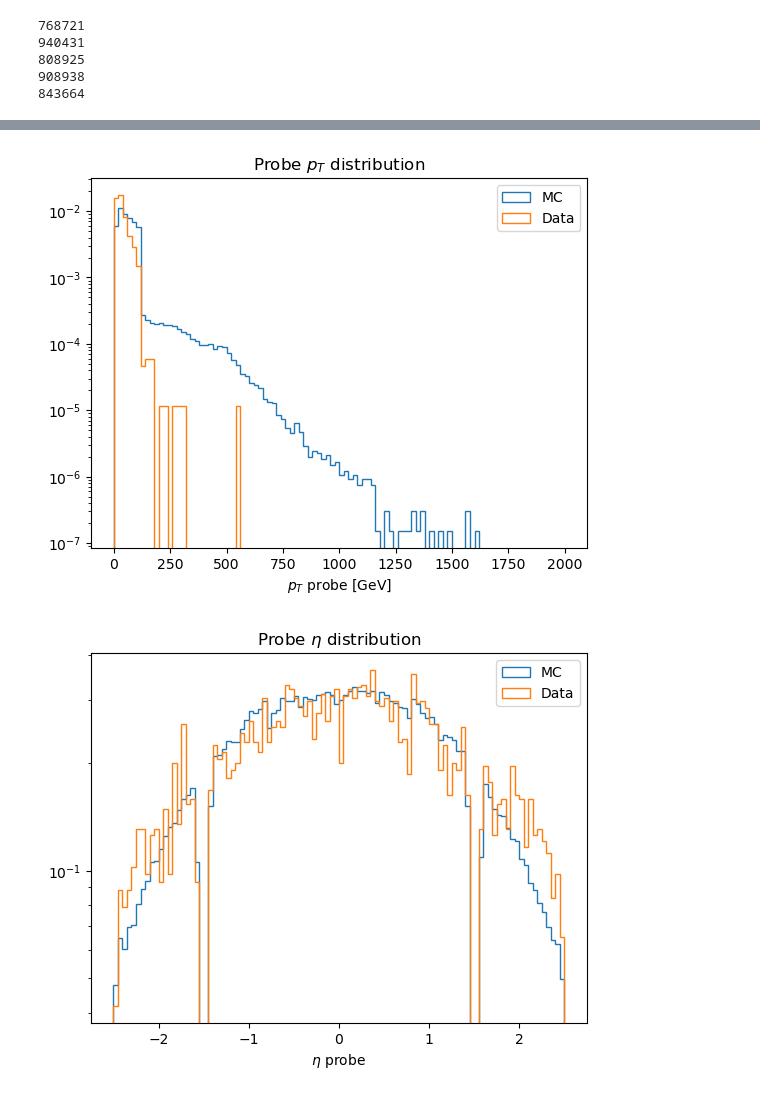
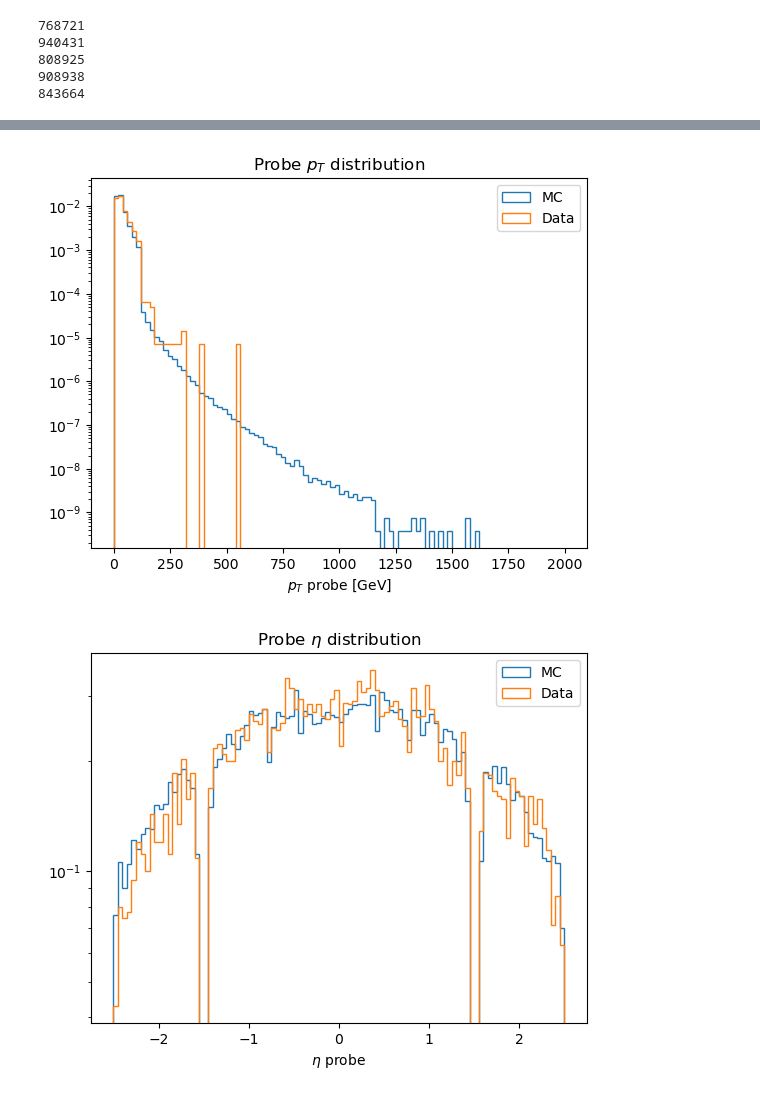
Before and after one commit to XinyiXu03/CMS_Suu_charge_misID, a Jupyter notebook: charge_misID_fraction.ipynb, the cells around one changed output, grey strips where cells are left out. Saved outputs shown, nothing was run; the diff lists cells and outputs as text; code cells hidden in the pictures.

```diff
--- a/charge_misID_fraction.ipynb
+++ b/charge_misID_fraction.ipynb
@@ -400 +459,42 @@ good
+# %%
+W = {
+    "DY_40_100":  W_M40to100,
+    "DY_100_200": W_M100to200,
+    "DY_200_400": W_M200to400,
+    "DY_400_600": W_M400to600,
+    "DY_600":     W_M600,
+}
+
+def weight_flat(coll_key, field):
+    #get values; flatten array; get their weights; concatenate all MC together.
+    xs, ws = [], []
+    for ds in ["DY_40_100","DY_100_200","DY_200_400","DY_400_600","DY_600"]:
+        coll = out[ds][coll_key]
+        vals = getattr(coll, field)
+        v = ak.to_numpy(ak.flatten(vals, axis=None))
+
+        w = np.full(v.shape[0], W[ds], dtype=float)
+
+        xs.append(v)
+        ws.append(w)
+    return np.concatenate(xs), np.concatenate(ws)
+
+def weight_scalar(arr_key):
+    xs, ws = [], []
+    for ds in ["DY_40_100","DY_100_200","DY_200_400","DY_400_600","DY_600"]:
+        x = ak.to_numpy(out[ds][arr_key])
+        w = np.full(x.shape[0], W[ds], dtype=float)
+        xs.append(x); ws.append(w)
+    return np.concatenate(xs), np.concatenate(ws)
+
+
+def weight_all_e(array_key):
+    # use this only for all_e_pt and eta
+    xs, ws = [], []
+    for ds in ["DY_40_100","DY_100_200","DY_200_400","DY_400_600","DY_600"]:
+        vals = out[ds][array_key]
+        v = ak.to_numpy(ak.flatten(vals, axis=None))
+        w = np.full(v.shape[0], W[ds], dtype=float)
+        xs.append(v); ws.append(w)
+    return np.concatenate(xs), np.concatenate(ws)
 # %%
@@ -797,34 +900,34 @@ plt.show()
 # %%
 # check pT and eta distribution of the probe e
 import numpy as np
 import matplotlib.pyplot as plt
 
 bins_pt_check = np.linspace(0, 2000, 101)
 
 plt.figure()
-plt.hist(mc_pt_probe, bins=bins_pt_check, density=True, histtype="step", label="MC")
+plt.hist(mc_pt_probe, bins=bins_pt_check, weights=mc_pt_probe_w, density=True, histtype="step", label="MC")
 plt.hist(data_pt_probe, bins=bins_pt_check, density=True, histtype="step", label="Data")
 plt.xlabel(r"$p_T$ probe [GeV]")
 #plt.ylabel("# of events")
 plt.yscale("log")
 plt.title("Probe $p_T$ distribution")
 plt.legend()
 plt.show()
 
 
 bins_eta_check = np.linspace(-2.5, 2.5, 101)
 plt.figure()
-plt.hist(mc_eta_probe, bins=bins_eta_check, density=True, histtype="step", label="MC")
+plt.hist(mc_eta_probe, bins=bins_eta_check, weights=mc_eta_probe_w, density=True, histtype="step", label="MC")
 plt.hist(data_eta_probe, bins=bins_eta_check, density=True, histtype="step", label="Data")
 plt.xlabel(r"$\eta$ probe")
 #plt.ylabel("# of events")
 plt.yscale("log")
 plt.title(r"Probe $\eta$ distribution")
 plt.legend()
 plt.show()
 # %% [output]
-[figure, old version]
+[figure, new version]
-[figure, old version]
+[figure, new version]
 # %%
 # calculate epsilon_2: (++)/((++)+(--))
 # %%
```
Also changed, not shown: parts of 18 cells of this notebook.
